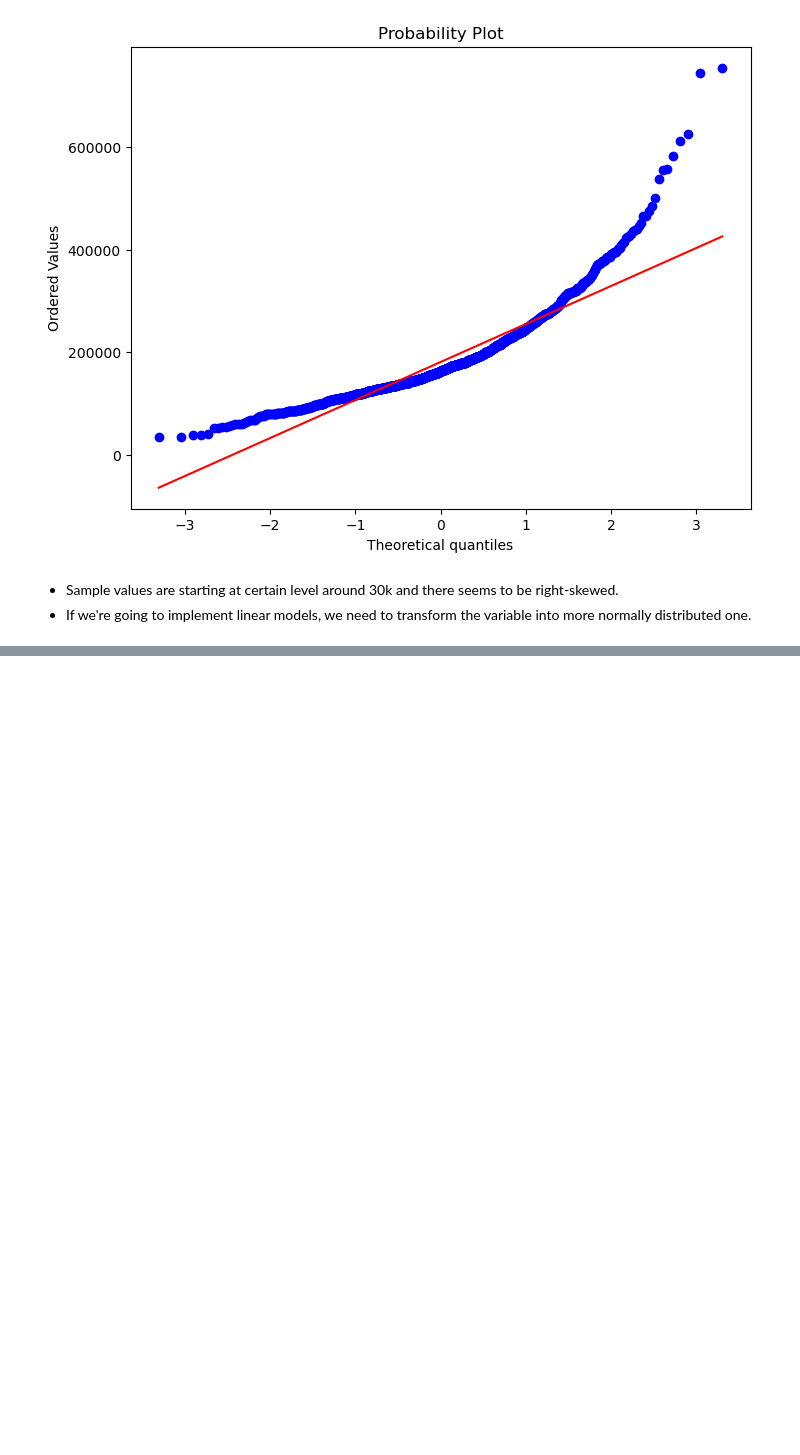
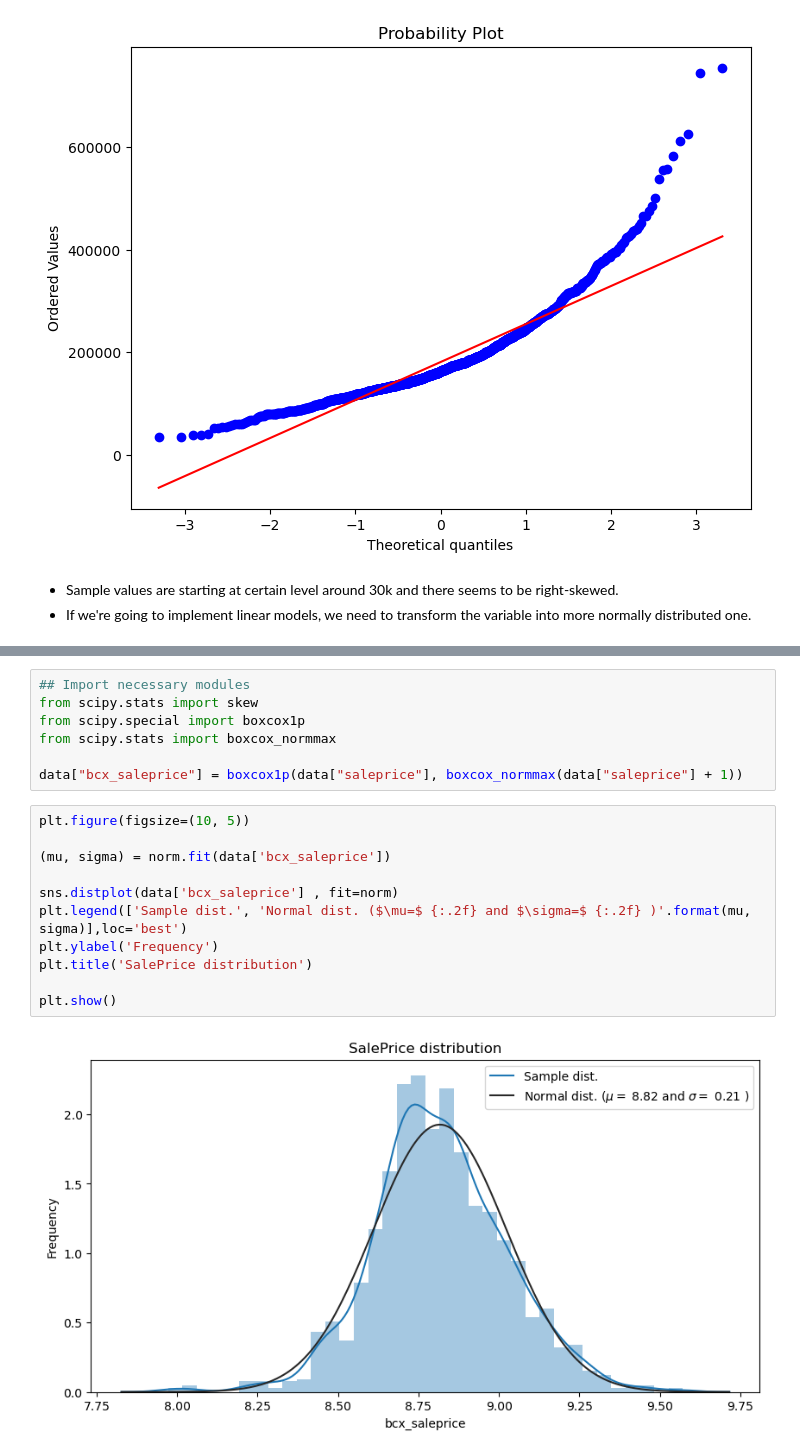
Before and after one commit to dkim949/housing_price_prediction, a Jupyter notebook: notebooks/exploratory.ipynb, the cells around one changed output, grey strips where cells are left out. Cells and saved outputs as stored; diff of their text form; blank space fills up the shorter version.

```diff
--- a/notebooks/exploratory.ipynb
+++ b/notebooks/exploratory.ipynb
@@ -123,0 +203,20 @@ plt.show()
+# %%
+## Import necessary modules
+from scipy.stats import skew
+from scipy.special import boxcox1p
+from scipy.stats import boxcox_normmax
+
+data["bcx_saleprice"] = boxcox1p(data["saleprice"], boxcox_normmax(data["saleprice"] + 1))
+# %%
+plt.figure(figsize=(10, 5))
+
+(mu, sigma) = norm.fit(data['bcx_saleprice'])
+
+sns.distplot(data['bcx_saleprice'] , fit=norm)
+plt.legend(['Sample dist.', 'Normal dist. ($\mu=$ {:.2f} and $\sigma=$ {:.2f} )'.format(mu, sigma)],loc='best')
+plt.ylabel('Frequency')
+plt.title('SalePrice distribution')
+
+plt.show()
+# %% [output]
+[figure, added]
```
Also changed, not shown: parts of 20 cells of this notebook.
